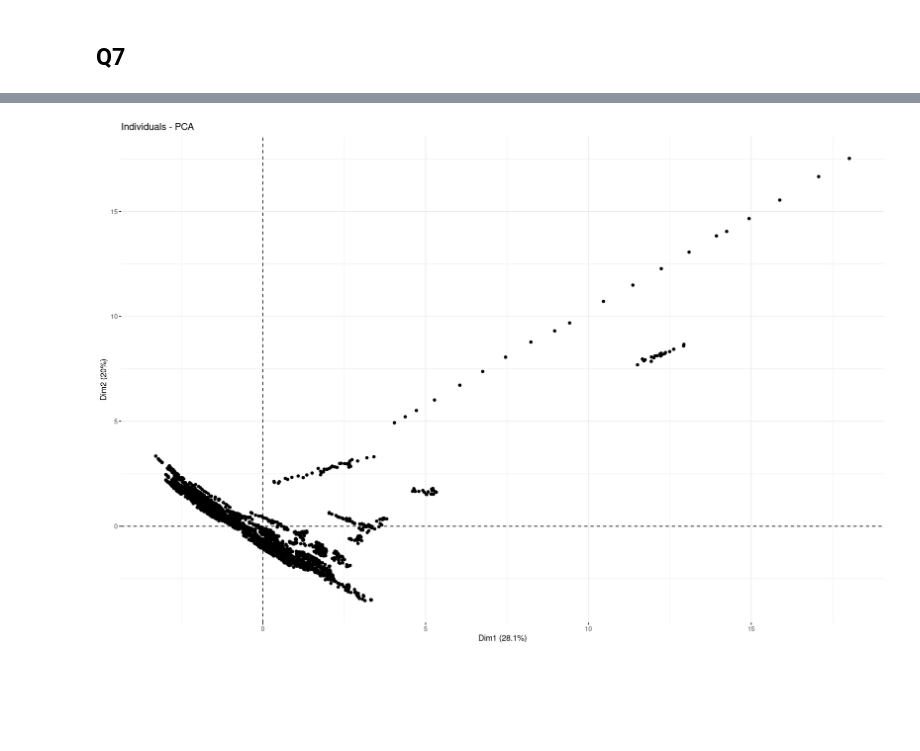
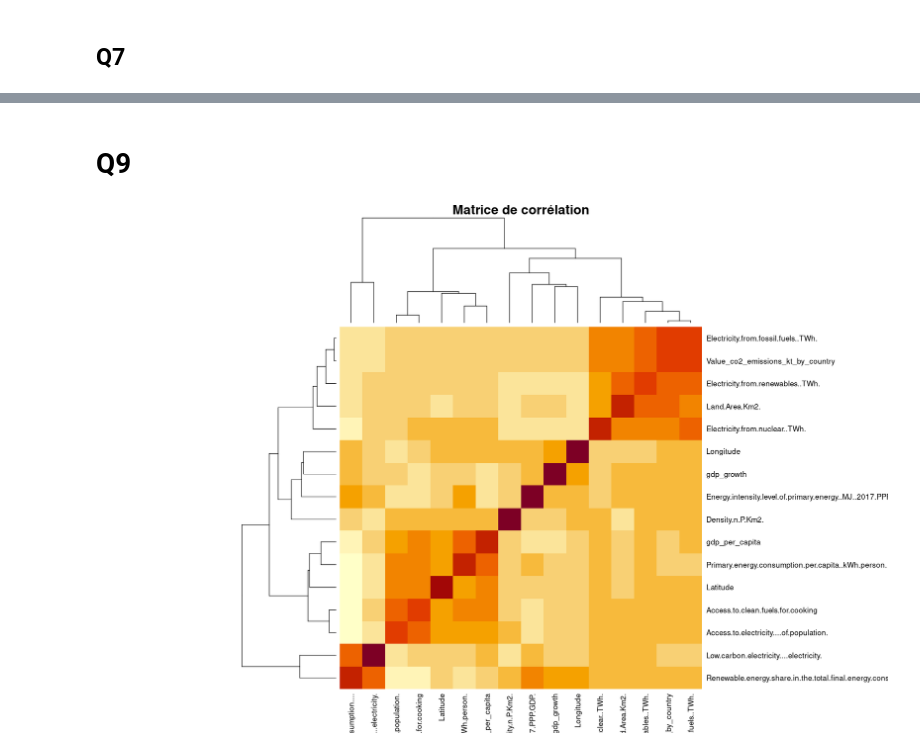
Before and after one commit to Mathilde-Mrs/Projet_machine_learning, a Jupyter notebook: notebook_R.ipynb, the cells around one changed output, grey strips where cells are left out. Cells and saved outputs as stored; diff of their text form; code cells hidden in the pictures; blank space fills up the shorter version.

```diff
--- a/notebook_R.ipynb
+++ b/notebook_R.ipynb
@@ -265,4 +224,11 @@ fviz_pca_var(resultat_pca,col.var= "contrib",gradient.cols=c("grey", "red"))
 # %%
-fviz_pca_ind(resultat_pca, label= "none")
+fviz_pca_ind(resultat_pca, label= "none", col.ind="cos2")
-# %% [output]
-[figure, removed]
+# %% [markdown]
+# Q9
+# %%
+numeric_data <- complete_data[sapply(complete_data, is.numeric)]
+cor_matrix <- cor(numeric_data)
+heatmap(cor_matrix,
+        main="Matrice de corrélation")
+# %% [output]
+[figure, added]
```
Also changed, not shown: parts of 17 cells of this notebook.
